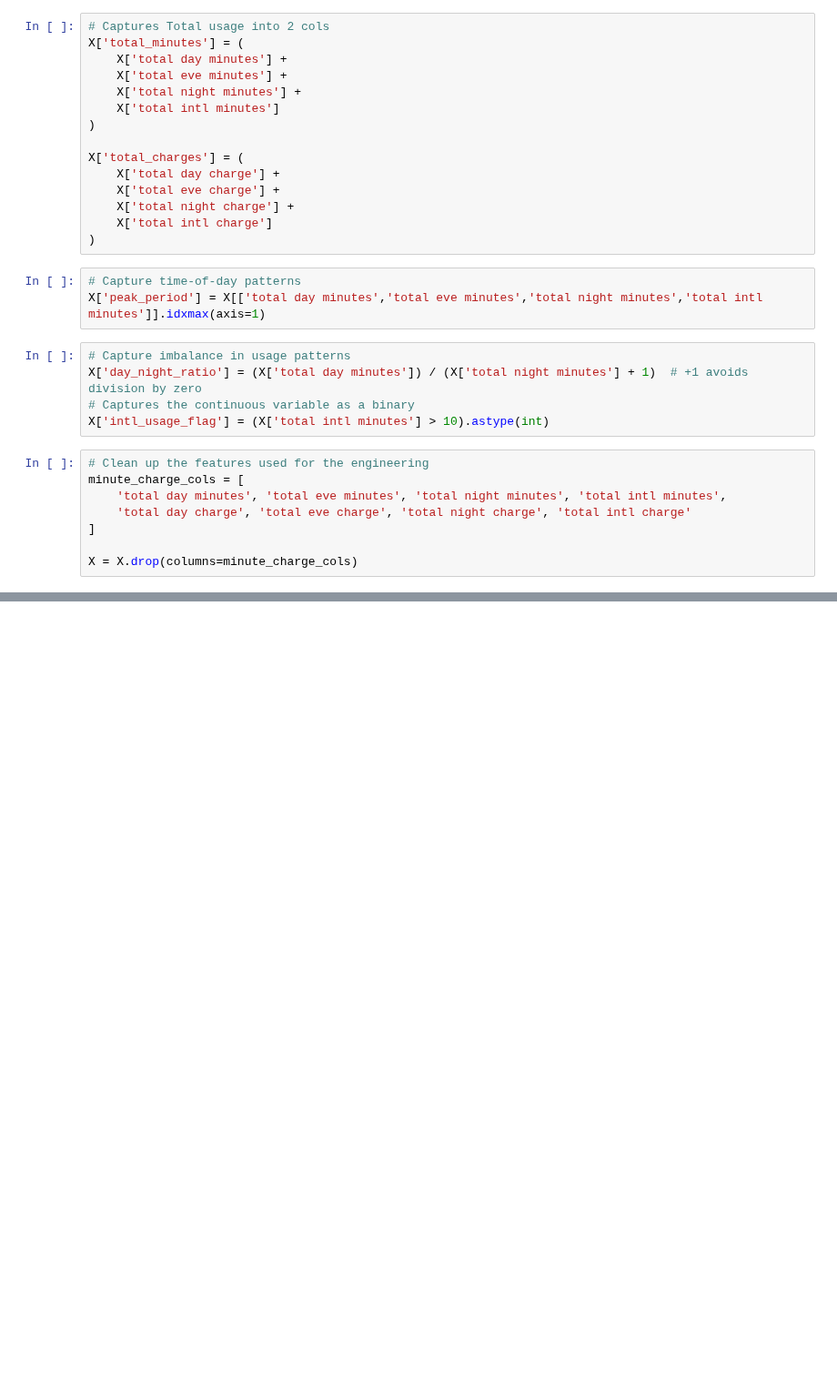
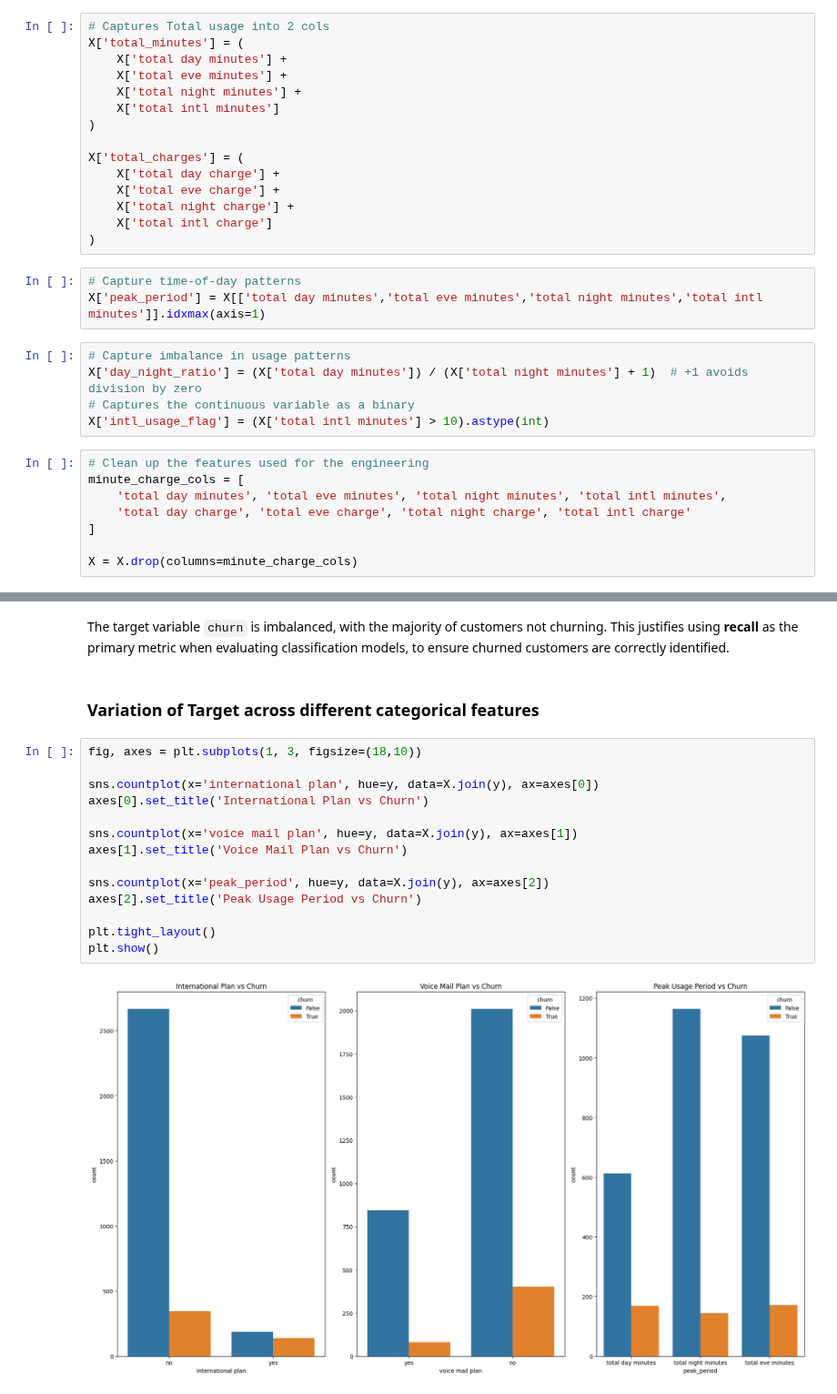
Before and after one commit to NjorogeWinnie/Telecom-churn-analysis, a Jupyter notebook: Telecom_Churn_Analysis.ipynb, the cells around one changed output, grey strips where cells are left out. Shown at 91% size. Drawn from its saved outputs; the diff is of its cells as text; blank space fills up the shorter version.

```diff
--- a/Telecom_Churn_Analysis.ipynb
+++ b/Telecom_Churn_Analysis.ipynb
@@ -248,0 +298,20 @@ X = X.drop(columns=minute_charge_cols)
+# %% [markdown]
+The target variable `churn` is imbalanced, with the majority of customers not churning. This justifies using **recall** as the primary metric when evaluating classification models, to ensure churned customers are correctly identified.
+# %% [markdown]
+### Variation of Target across different categorical features
+# %%
+fig, axes = plt.subplots(1, 3, figsize=(18,10))
+
+sns.countplot(x='international plan', hue=y, data=X.join(y), ax=axes[0])
+axes[0].set_title('International Plan vs Churn')
+
+sns.countplot(x='voice mail plan', hue=y, data=X.join(y), ax=axes[1])
+axes[1].set_title('Voice Mail Plan vs Churn')
+
+sns.countplot(x='peak_period', hue=y, data=X.join(y), ax=axes[2])
+axes[2].set_title('Peak Usage Period vs Churn')
+
+plt.tight_layout()
+plt.show()
+# %% [output]
+[figure, added]
```
Also changed, not shown: parts of 15 cells of this notebook.
